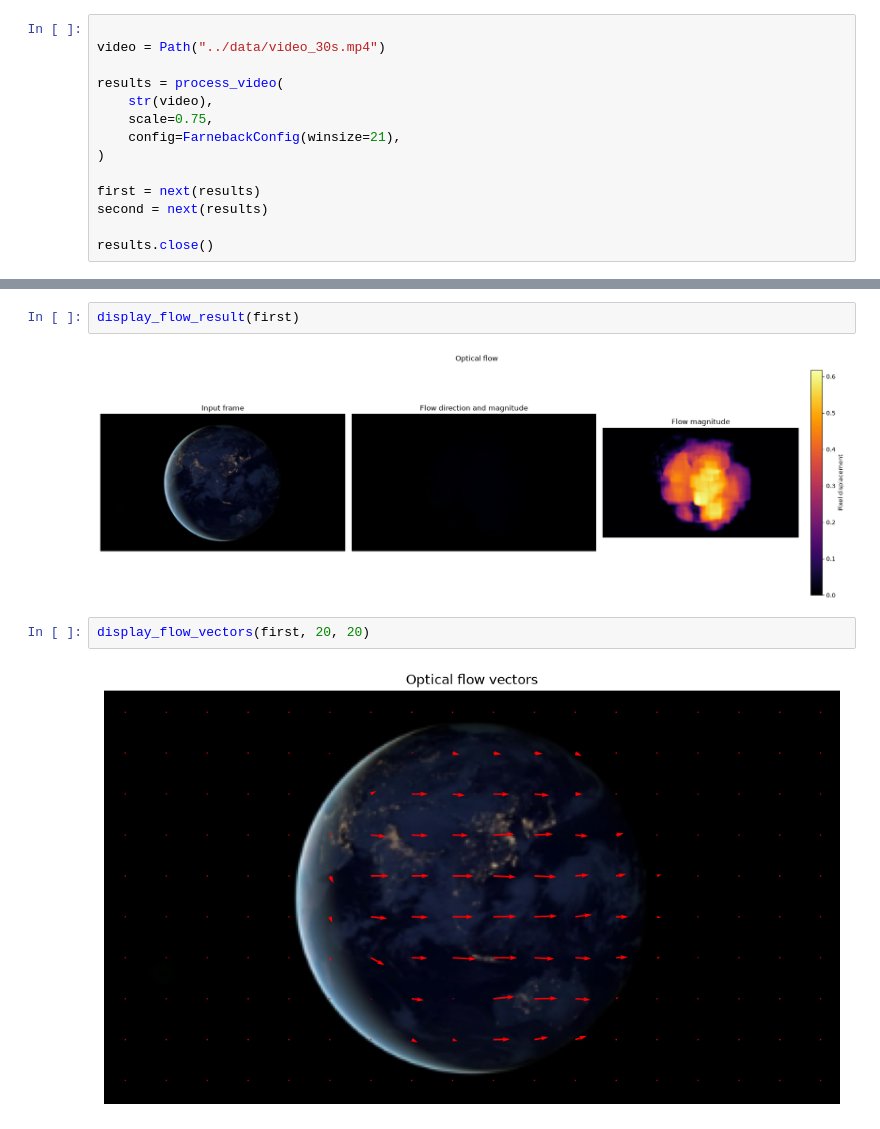
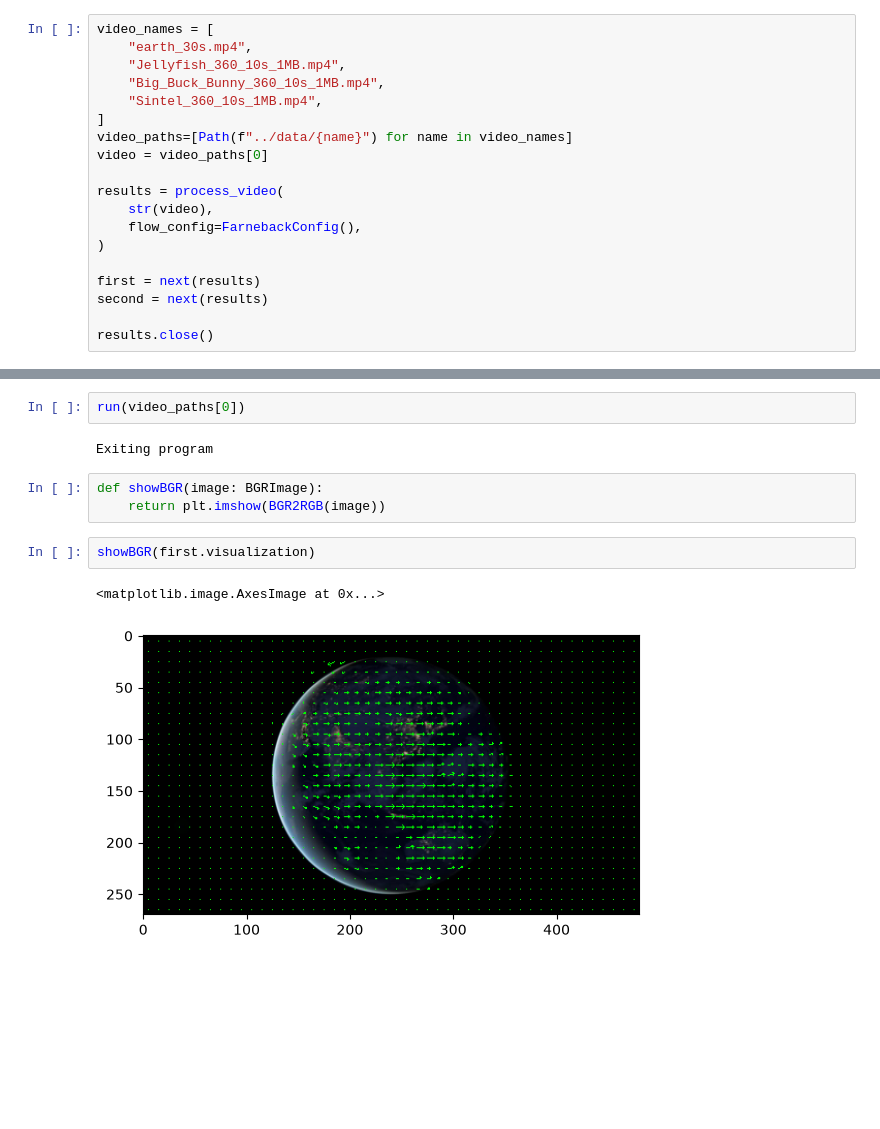
Before and after one commit to YounesMlik/motion_estimation, a Jupyter notebook: src/main.ipynb, the cells around one changed output, grey strips where cells are left out. Drawn from its saved outputs; the diff is of its cells as text; blank space fills up the shorter version.

```diff
--- a/src/main.ipynb
+++ b/src/main.ipynb
@@ -10,11 +18,16 @@ from motion_estimation.pipeline import FlowResult, process_video
 # %%
-
-video = Path("../data/video_30s.mp4")
+video_names = [
+    "earth_30s.mp4",
+    "Jellyfish_360_10s_1MB.mp4",
+    "Big_Buck_Bunny_360_10s_1MB.mp4",
+    "Sintel_360_10s_1MB.mp4",
+]
+video_paths=[Path(f"../data/{name}") for name in video_names]
+video = video_paths[0]
 
 results = process_video(
     str(video),
-    scale=0.75,
-    config=FarnebackConfig(winsize=21),
+    flow_config=FarnebackConfig(),
 )
 
 first = next(results)
@@ -90,8 +37,12 @@ def display_flow_vectors(
-# %%
-display_flow_result(first)
-# %% [output]
-[figure, removed]
-# %%
-display_flow_vectors(first, 20, 20)
-# %% [output]
-[figure, removed]
+# %%
+run(video_paths[0])
+# %% [output]
+Exiting program
+# %%
+def showBGR(image: BGRImage):
+    return plt.imshow(BGR2RGB(image))
+# %%
+showBGR(first.visualization)
+# %% [output]
+<matplotlib.image.AxesImage at 0x...>
+[figure, added]
```
Also changed, not shown: parts of 3 cells of this notebook, 12 other files.
